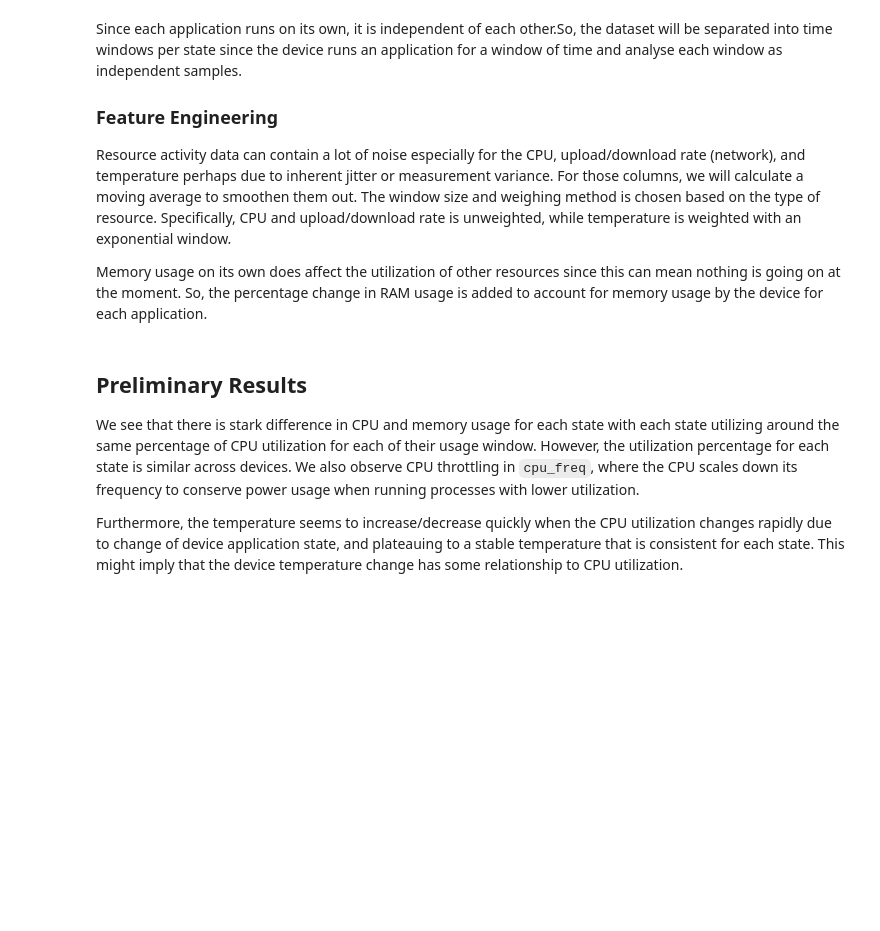
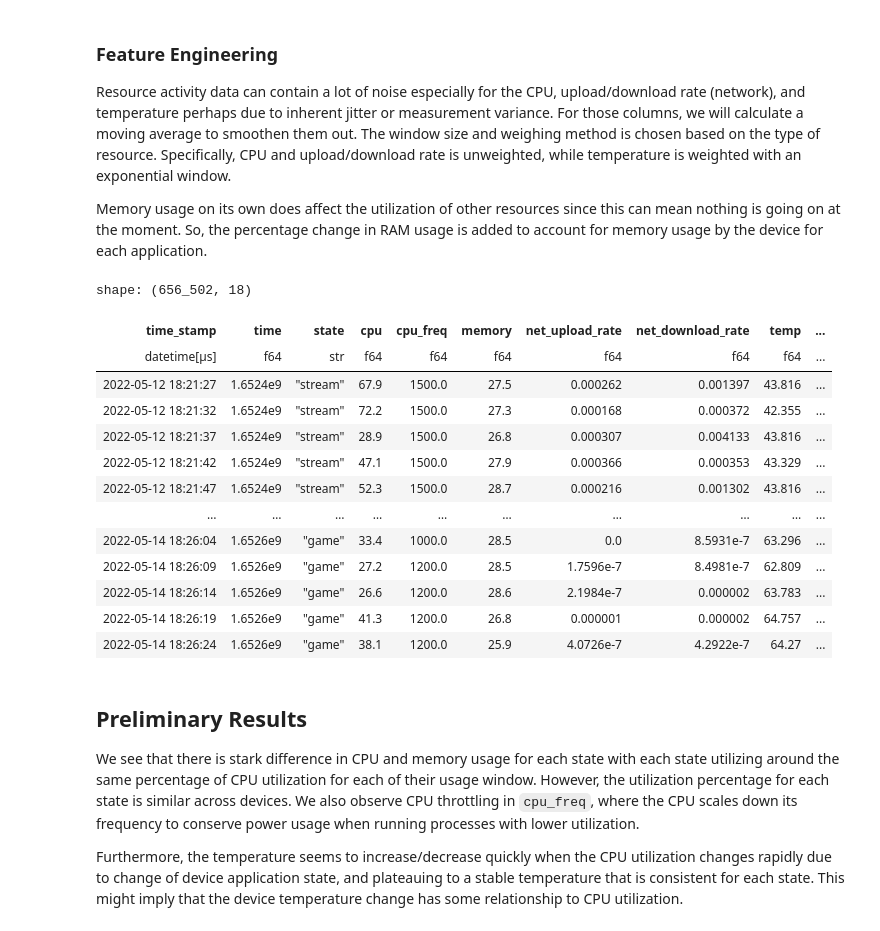
Before and after one commit to CuriousChum/jsc370, a Jupyter notebook: midterm/midterm.ipynb, the cells around one changed output. Cells and saved outputs as stored; diff of their text form; code cells hidden in the pictures; blank space fills up the shorter version.

```diff
--- a/midterm/midterm.ipynb
+++ b/midterm/midterm.ipynb
@@ -163,0 +98,14 @@ def plot_mult_time_series(df, colnames, ylabs=None, titles=None, suptitle=None):
+# %%
+COLS = [
+    'time_stamp', 'time', 'state', 'cpu', 'cpu_freq',
+    'memory', 'net_upload_rate', 'net_download_rate', 'temp',
+    'gpu'
+]
+fnames = utils.get_filenames()
+
+runs = []
+for i, f in enumerate(fnames):
+    runs.append(utils.load_one(f, run_id=f"{i:03d}", cols=COLS))
+
+df_all = pl.concat(runs, how="diagonal")
+states = np.sort(df_all["state"].unique())
@@ -164,6 +232,4 @@ def plot_mult_time_series(df, colnames, ylabs=None, titles=None, suptitle=None):
 # %% [markdown]
-Since each application runs on its own, it is independent of each other.So, the dataset will be separated into time windows per state since the device runs an application for a window of time and analyse each window as independent samples.
-
 ### Feature Engineering
 Resource activity data can contain a lot of noise especially for the CPU, upload/download rate (network), and temperature perhaps due to inherent jitter or measurement variance. For those columns, we will calculate a moving average to smoothen them out. The window size and weighing method is chosen based on the type of resource. Specifically, CPU and upload/download rate is unweighted, while temperature is weighted with an exponential window.
 
@@ -177,3 +237,39 @@ plot_mult_time_series(plotdf,
+# %%
+def add_lags(grp, n_lags=3):
+    for k in range(1, n_lags + 1):
+        grp = grp.with_columns(
+            pl.col("temp").shift(k).alias(f"temp_lag{k}"),
+            pl.col("cpu").shift(k).alias(f"cpu_lag{k}")
+        )
+    return grp.drop_nulls(subset=[f"temp_lag{n_lags}"])
+
+df_feat = df_all.group_by("pi_id", "run_id").map_groups(add_lags)
+df_feat = (
+    df_feat.with_columns(
+          pl.col("temp")
+            .rolling_mean(3, center=False)
+            .over(["run_id"])
+            .alias("temp_ma"),
+          pl.col("cpu")
+            .rolling_mean(3, center=False)
+            .over(["run_id"])
+            .alias("cpu_ma")
+)
+# %% [output]
+shape: (656_502, 18)
+| time_stamp | time | state | cpu | cpu_freq | memory | net_upload_rate | net_download_rate | temp | ... |
+| datetime[μs] | f64 | str | f64 | f64 | f64 | f64 | f64 | f64 | ... |
+| 2022-05-12 18:21:27 | 1.6524e9 | "stream" | 67.9 | 1500.0 | 27.5 | 0.000262 | 0.001397 | 43.816 | ... |
+| 2022-05-12 18:21:32 | 1.6524e9 | "stream" | 72.2 | 1500.0 | 27.3 | 0.000168 | 0.000372 | 42.355 | ... |
+| 2022-05-12 18:21:37 | 1.6524e9 | "stream" | 28.9 | 1500.0 | 26.8 | 0.000307 | 0.004133 | 43.816 | ... |
+| 2022-05-12 18:21:42 | 1.6524e9 | "stream" | 47.1 | 1500.0 | 27.9 | 0.000366 | 0.000353 | 43.329 | ... |
+| 2022-05-12 18:21:47 | 1.6524e9 | "stream" | 52.3 | 1500.0 | 28.7 | 0.000216 | 0.001302 | 43.816 | ... |
+| … | … | … | … | … | … | … | … | … | ... |
+| 2022-05-14 18:26:04 | 1.6526e9 | "game" | 33.4 | 1000.0 | 28.5 | 0.0 | 8.5931e-7 | 63.296 | ... |
+| 2022-05-14 18:26:09 | 1.6526e9 | "game" | 27.2 | 1200.0 | 28.5 | 1.7596e-7 | 8.4981e-7 | 62.809 | ... |
+| 2022-05-14 18:26:14 | 1.6526e9 | "game" | 26.6 | 1200.0 | 28.6 | 2.1984e-7 | 0.000002 | 63.783 | ... |
+| 2022-05-14 18:26:19 | 1.6526e9 | "game" | 41.3 | 1200.0 | 26.8 | 0.000001 | 0.000002 | 64.757 | ... |
+| 2022-05-14 18:26:24 | 1.6526e9 | "game" | 38.1 | 1200.0 | 25.9 | 4.0726e-7 | 4.2922e-7 | 64.27 | ... |
 # %% [markdown]
 ## Preliminary Results
 
```
Also changed, not shown: parts of 40 cells of this notebook, 3 other files.
